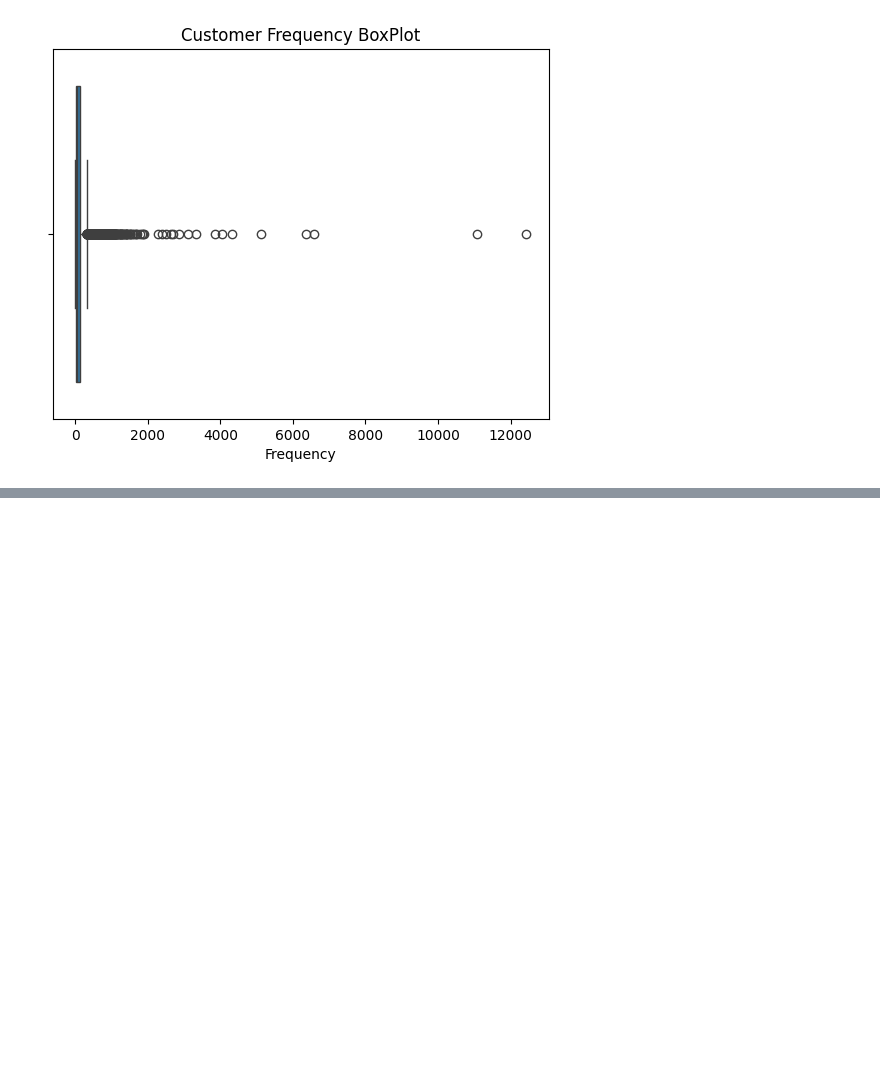
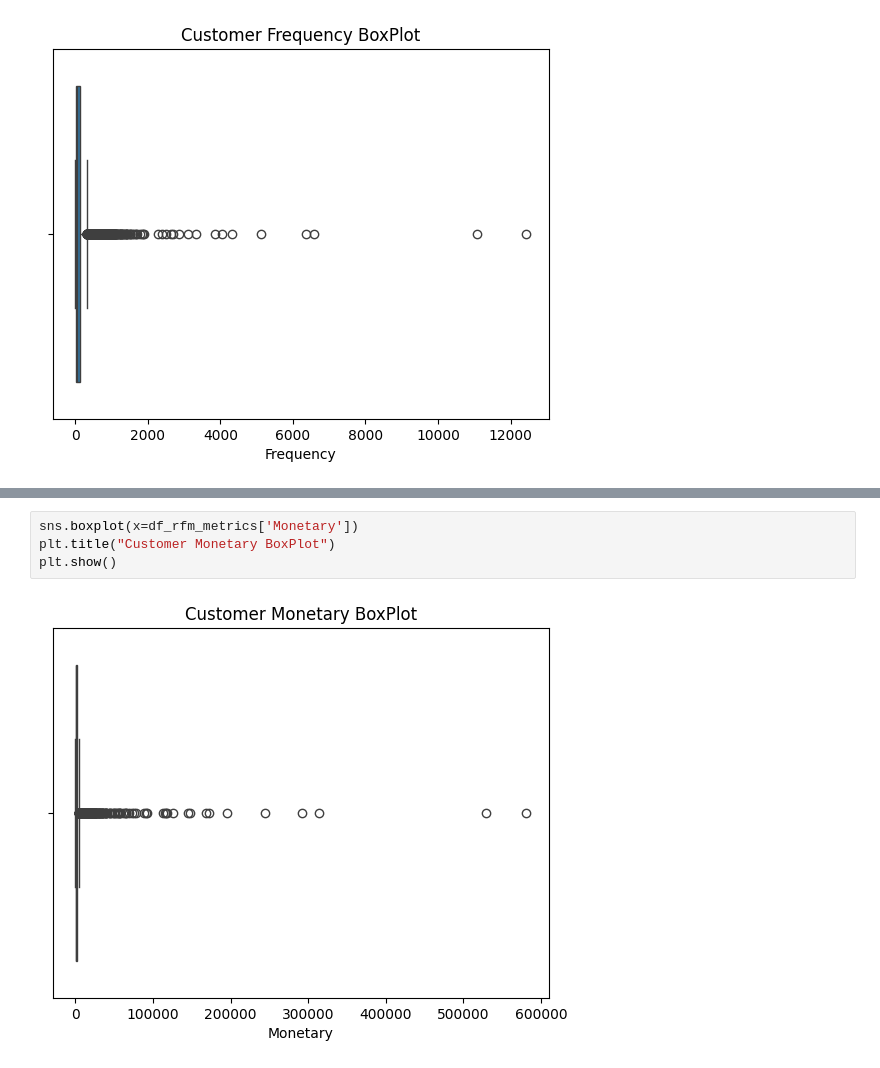
Before and after one commit to AmaKings9/online-retail-customer-analysis, a Jupyter notebook: notebooks/03_eda.ipynb, the cells around one changed output, grey strips where cells are left out. Drawn from its saved outputs; the diff is of its cells as text; blank space fills up the shorter version.

```diff
--- a/notebooks/03_eda.ipynb
+++ b/notebooks/03_eda.ipynb
@@ -354,0 +375,6 @@ plt.show()
+# %%
+sns.boxplot(x=df_rfm_metrics['Monetary'])
+plt.title("Customer Monetary BoxPlot")
+plt.show()
+# %% [output]
+[figure, added]
```
Also changed, not shown: parts of 3 cells of this notebook.
